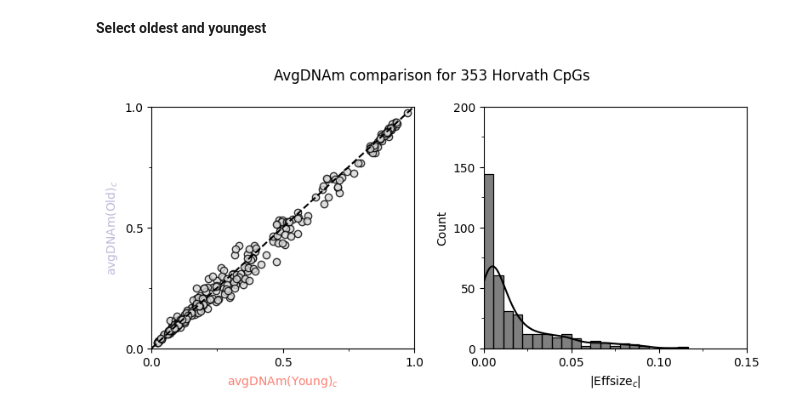
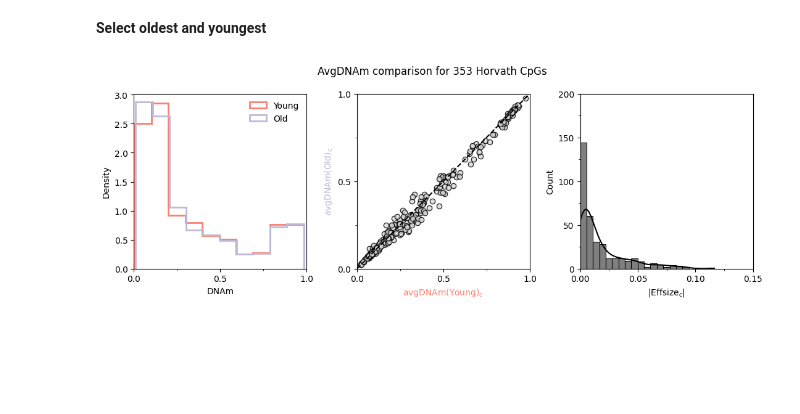
Before and after one commit to ombystoma-young/stochastic-component-epigen-proj, a Jupyter notebook: main.ipynb, the cells around one changed output. Saved outputs shown, nothing was run; the diff lists cells and outputs as text; code cells hidden in the pictures; blank space fills up the shorter version.

```diff
--- a/main.ipynb
+++ b/main.ipynb
@@ -213,34 +250,47 @@ starnting_dnam_frac = young_dnam_avg.copy()
 # calculate an effect size as a difference between young and old
 effect_sizes = old_dnam_avg - young_dnam_avg
 # %%
-fig, ax = plt.subplots(1, 2, figsize=(8,4))
+fig, ax = plt.subplots(1, 3, figsize=(11, 4))
 
-ax[0].scatter(young_dnam_avg[:-1], old_dnam_avg[:-1], color=colors[-1], edgecolors=colors[-2], alpha=0.8)
-ax[0].plot([0, 1], [0, 1], ls="--", color=colors[-2])
-ax[0].set_xlabel('avgDNAm(Young)$_c$', color=colors[1])
-ax[0].set_ylabel('avgDNAm(Old)$_c$', color=colors[0])
+
+ax[0].hist(young_dnam_df.to_numpy()[:, :-1].flatten(), histtype="step", density=True,
+           linewidth=2, edgecolor=colors[1], label='Young')
+ax[0].hist(old_dnam_df.to_numpy()[:, :-1].flatten(), histtype="step", density=True,
+           linewidth=2, edgecolor=colors[0], label='Old')
+ax[0].set_xlabel('DNAm')
+ax[0].set_ylabel('Density')
 ax[0].set_xticks(np.arange(0, 1.01, 0.5))
 ax[0].set_xticks(np.arange(0, 1.01, 0.25), minor=True)
-ax[0].set_yticks(np.arange(0, 1.01, 0.5))
-ax[0].set_yticks(np.arange(0, 1.01, 0.25), minor=True)
+# ax[0].set_yticks(np.arange(0, 1.01, 0.5))
+# ax[0].set_yticks(np.arange(0, 1.01, 0.25), minor=True)
 ax[0].set_xlim(0, 1)
-ax[0].set_ylim(0, 1)
+ax[0].legend(frameon=False)
 
 
+ax[1].scatter(young_dnam_avg, old_dnam_avg, color=colors[-1], edgecolors=colors[-2], alpha=0.8)
+ax[1].plot([0, 1], [0, 1], ls="--", color=colors[-2])
+ax[1].set_xlabel('avgDNAm(Young)$_c$', color=colors[1])
+ax[1].set_ylabel('avgDNAm(Old)$_c$', color=colors[0])
+ax[1].set_xticks(np.arange(0, 1.01, 0.5))
+ax[1].set_xticks(np.arange(0, 1.01, 0.25), minor=True)
+ax[1].set_yticks(np.arange(0, 1.01, 0.5))
+ax[1].set_yticks(np.arange(0, 1.01, 0.25), minor=True)
+ax[1].set_xlim(0, 1)
+ax[1].set_ylim(0, 1)
 
 
-sns.histplot(effect_sizes.abs(), ax=ax[1], color=colors[-2],
+sns.histplot(effect_sizes.abs(), ax=ax[2], color=colors[-2],
              alpha=0.5, kde=True)
-ax[1].set_xlabel('|Effsize$_c$|')
-ax[1].set_xticks(np.arange(0, 0.21, 0.05))
-ax[1].set_xticks(np.arange(0, 0.21, 0.025), minor=True)
-ax[1].set_yticks(np.arange(0, 201, 50))
-ax[1].set_yticks(np.arange(0, 201, 25), minor=True)
-ax[1].set_xlim(0, 0.15)
-ax[1].set_ylim(0, 200)
+ax[2].set_xlabel('|Effsize$_c$|')
+ax[2].set_xticks(np.arange(0, 0.21, 0.05))
+ax[2].set_xticks(np.arange(0, 0.21, 0.025), minor=True)
+ax[2].set_yticks(np.arange(0, 201, 50))
+ax[2].set_yticks(np.arange(0, 201, 25), minor=True)
+ax[2].set_xlim(0, 0.15)
+ax[2].set_ylim(0, 200)
 
 plt.suptitle('AvgDNAm comparison for 353 Horvath CpGs')
 plt.tight_layout()
 plt.show()
 # %% [output]
-[figure, old version]
+[figure, new version]
```
Also changed, not shown: parts of 21 cells of this notebook.
